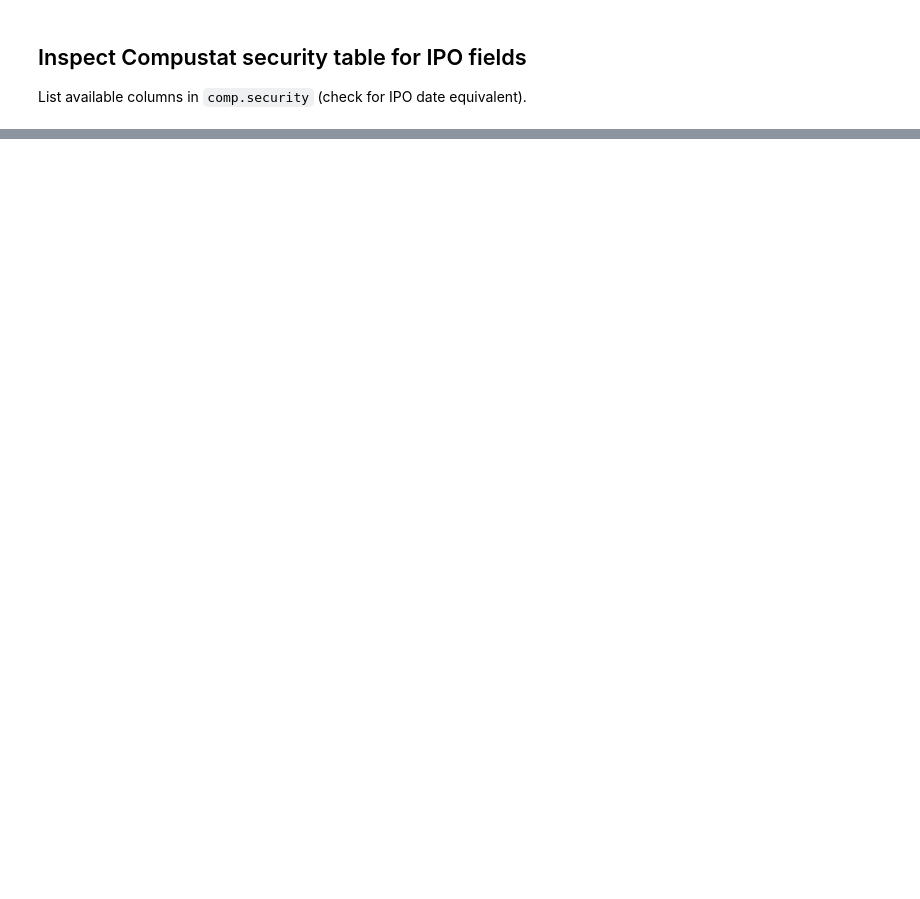
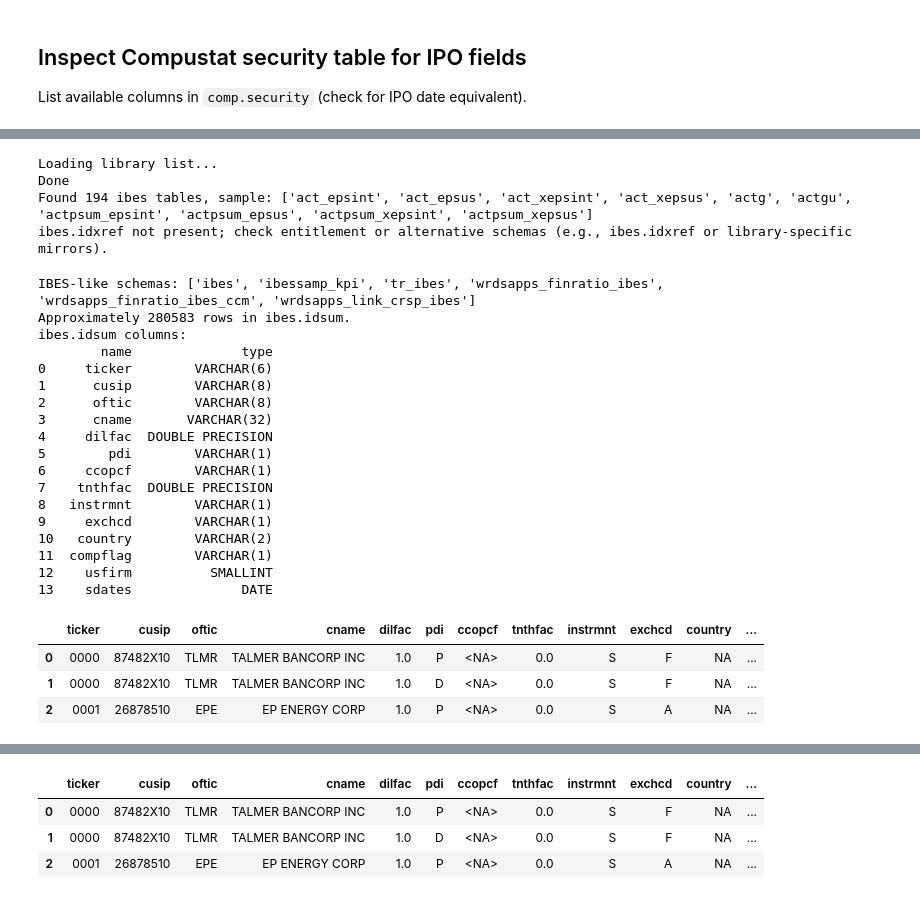
Before and after one commit to SRG-eddieliu/QuantLab_data_pipeline, a Jupyter notebook: notebooks/data_handler_demo.ipynb, the cells around one changed output, grey strips where cells are left out. Saved outputs shown, nothing was run; the diff lists cells and outputs as text; code cells hidden in the pictures; blank space fills up the shorter version.

```diff
--- a/notebooks/data_handler_demo.ipynb
+++ b/notebooks/data_handler_demo.ipynb
@@ -245,0 +394,70 @@ finally:
+# %%
+# Diagnostics for I/B/E/S idxref availability
+import pandas as pd
+try:
+    import wrds
+    db = wrds.Connection(wrds_username=username, wrds_password=password)
+    ibes_tables = db.list_tables('ibes')
+    print(f"Found {len(ibes_tables)} ibes tables, sample: {ibes_tables[:10]}")
+    if 'idxref' in ibes_tables:
+        try:
+            row_ct = db.get_row_count('ibes.idxref')
+            print(f"ibes.idxref row count: {row_ct}")
+            preview = db.raw_sql("select * from ibes.idxref limit 5")
+            display(preview.head())
+        except Exception as exc:
+            print(f"Failed to query ibes.idxref: {exc}")
+    else:
+        print("ibes.idxref not present; check entitlement or alternative schemas (e.g., ibes.idxref or library-specific mirrors).")
+except Exception as exc:
+    print(f"WRDS diagnostic failed: {exc}")
+# %% [output]
+Loading library list...
+Done
+Found 194 ibes tables, sample: ['act_epsint', 'act_epsus', 'act_xepsint', 'act_xepsus', 'actg', 'actgu', 'actpsum_epsint', 'actpsum_epsus', 'actpsum_xepsint', 'actpsum_xepsus']
+ibes.idxref not present; check entitlement or alternative schemas (e.g., ibes.idxref or library-specific mirrors).
+# %%
+# Inspect IBES schemas/columns to identify available mapping fields
+import pandas as pd
+try:
+    schemas = [s for s in db.list_libraries() if 'ibes' in s.lower()]
+    print('IBES-like schemas:', schemas)
+    for schema in schemas:
+        tables = db.list_tables(schema)
+        if 'idsum' in tables:
+            cols = db.describe_table(schema, 'idsum')
+            print(f"{schema}.idsum columns:")
+            print(cols[['name','type']])
+            sample = db.raw_sql(f"select * from {schema}.idsum limit 3")
+            display(sample.head())
+        if 'iclink' in tables:
+            cols = db.describe_table(schema, 'iclink')
+            print(f"{schema}.iclink columns:")
+            print(cols[['name','type']])
+            sample = db.raw_sql(f"select * from {schema}.iclink limit 3")
+            display(sample.head())
+except Exception as exc:
+    print(f"WRDS schema/column inspection failed: {exc}")
+# %% [output]
+IBES-like schemas: ['ibes', 'ibessamp_kpi', 'tr_ibes', 'wrdsapps_finratio_ibes', 'wrdsapps_finratio_ibes_ccm', 'wrdsapps_link_crsp_ibes']
+Approximately 280583 rows in ibes.idsum.
+ibes.idsum columns:
+        name              type
+0     ticker        VARCHAR(6)
+1      cusip        VARCHAR(8)
+2      oftic        VARCHAR(8)
+3      cname       VARCHAR(32)
+4     dilfac  DOUBLE PRECISION
+5        pdi        VARCHAR(1)
+6     ccopcf        VARCHAR(1)
+7    tnthfac  DOUBLE PRECISION
+8   instrmnt        VARCHAR(1)
+9     exchcd        VARCHAR(1)
+10   country        VARCHAR(2)
+11  compflag        VARCHAR(1)
+12    usfirm          SMALLINT
+13    sdates              DATE
+|  | ticker | cusip | oftic | cname | dilfac | pdi | ccopcf | tnthfac | instrmnt | exchcd | country | ... |
+| 0 | 0000 | 87482X10 | TLMR | TALMER BANCORP INC | 1.0 | P | <NA> | 0.0 | S | F | NA | ... |
+| 1 | 0000 | 87482X10 | TLMR | TALMER BANCORP INC | 1.0 | D | <NA> | 0.0 | S | F | NA | ... |
+| 2 | 0001 | 26878510 | EPE | EP ENERGY CORP | 1.0 | P | <NA> | 0.0 | S | A | NA | ... |
@@ -245,0 +481,4 @@ finally:
+|  | ticker | cusip | oftic | cname | dilfac | pdi | ccopcf | tnthfac | instrmnt | exchcd | country | ... |
+| 0 | 0000 | 87482X10 | TLMR | TALMER BANCORP INC | 1.0 | P | <NA> | 0.0 | S | F | NA | ... |
+| 1 | 0000 | 87482X10 | TLMR | TALMER BANCORP INC | 1.0 | D | <NA> | 0.0 | S | F | NA | ... |
+| 2 | 0001 | 26878510 | EPE | EP ENERGY CORP | 1.0 | P | <NA> | 0.0 | S | A | NA | ... |
```
Also changed, not shown: parts of 19 cells of this notebook, 9 other files.
